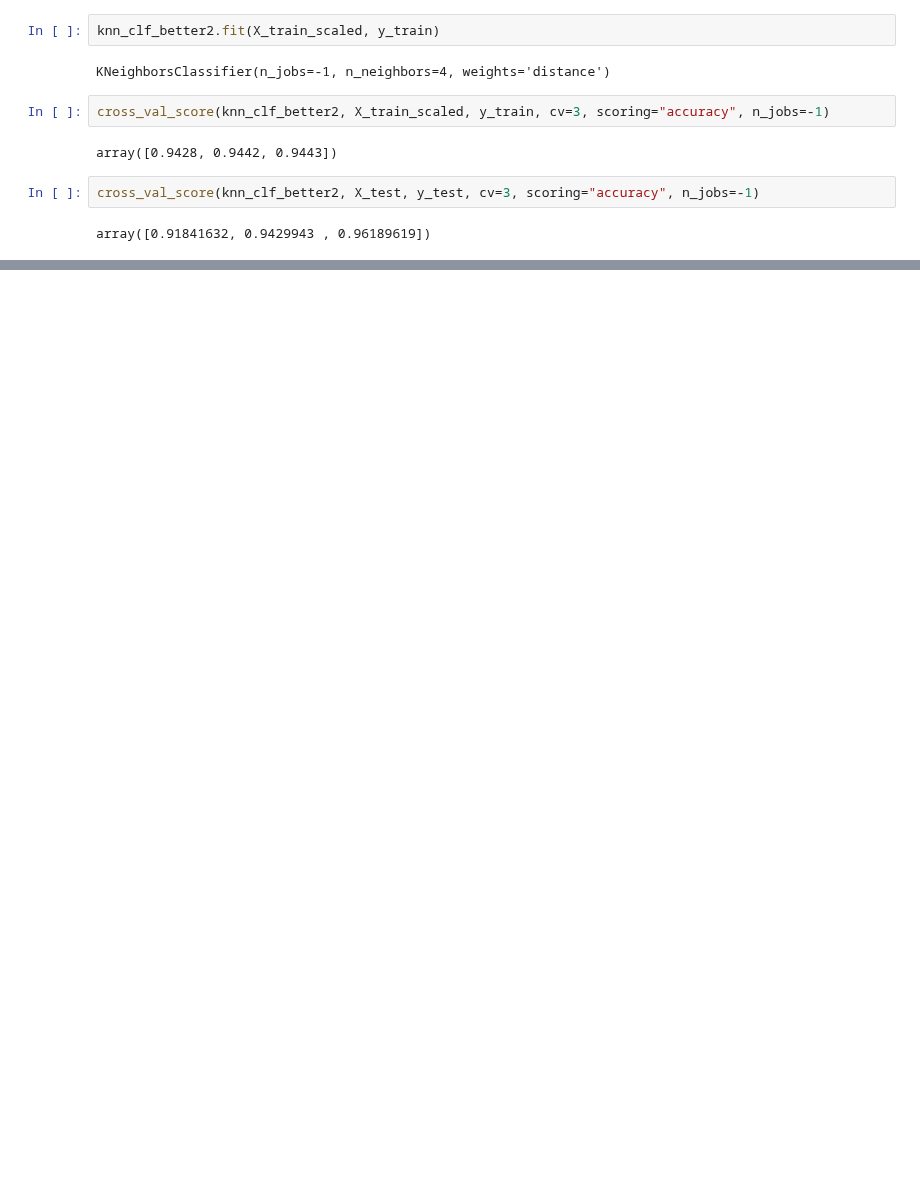
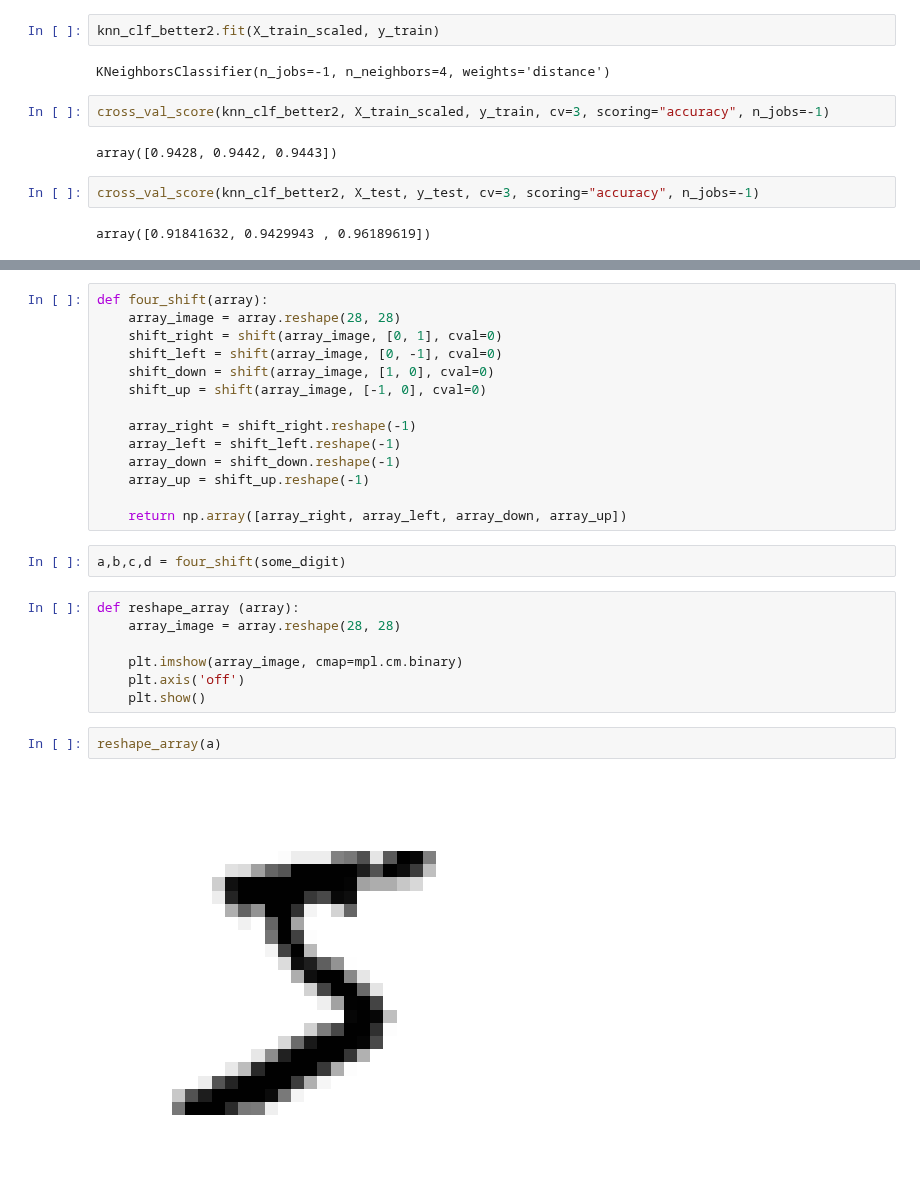
Before and after one commit to alinemitri/hands-on-ML-book, a Jupyter notebook: 03_project.ipynb, the cells around one changed output, grey strips where cells are left out. Cells and saved outputs as stored; diff of their text form; blank space fills up the shorter version.

```diff
--- a/03_project.ipynb
+++ b/03_project.ipynb
@@ -547,0 +568,27 @@ array([0.91841632, 0.9429943 , 0.96189619])
+# %%
+def four_shift(array):
+    array_image = array.reshape(28, 28)
+    shift_right = shift(array_image, [0, 1], cval=0)
+    shift_left = shift(array_image, [0, -1], cval=0)
+    shift_down = shift(array_image, [1, 0], cval=0)
+    shift_up = shift(array_image, [-1, 0], cval=0)
+
+    array_right = shift_right.reshape(-1)
+    array_left = shift_left.reshape(-1)
+    array_down = shift_down.reshape(-1)
+    array_up = shift_up.reshape(-1)
+
+    return np.array([array_right, array_left, array_down, array_up])
+# %%
+a,b,c,d = four_shift(some_digit)
+# %%
+def reshape_array (array):
+    array_image = array.reshape(28, 28)
+
+    plt.imshow(array_image, cmap=mpl.cm.binary)
+    plt.axis('off')
+    plt.show()
+# %%
+reshape_array(a)
+# %% [output]
+[figure, added]
```
Also changed, not shown: parts of 16 cells of this notebook.
